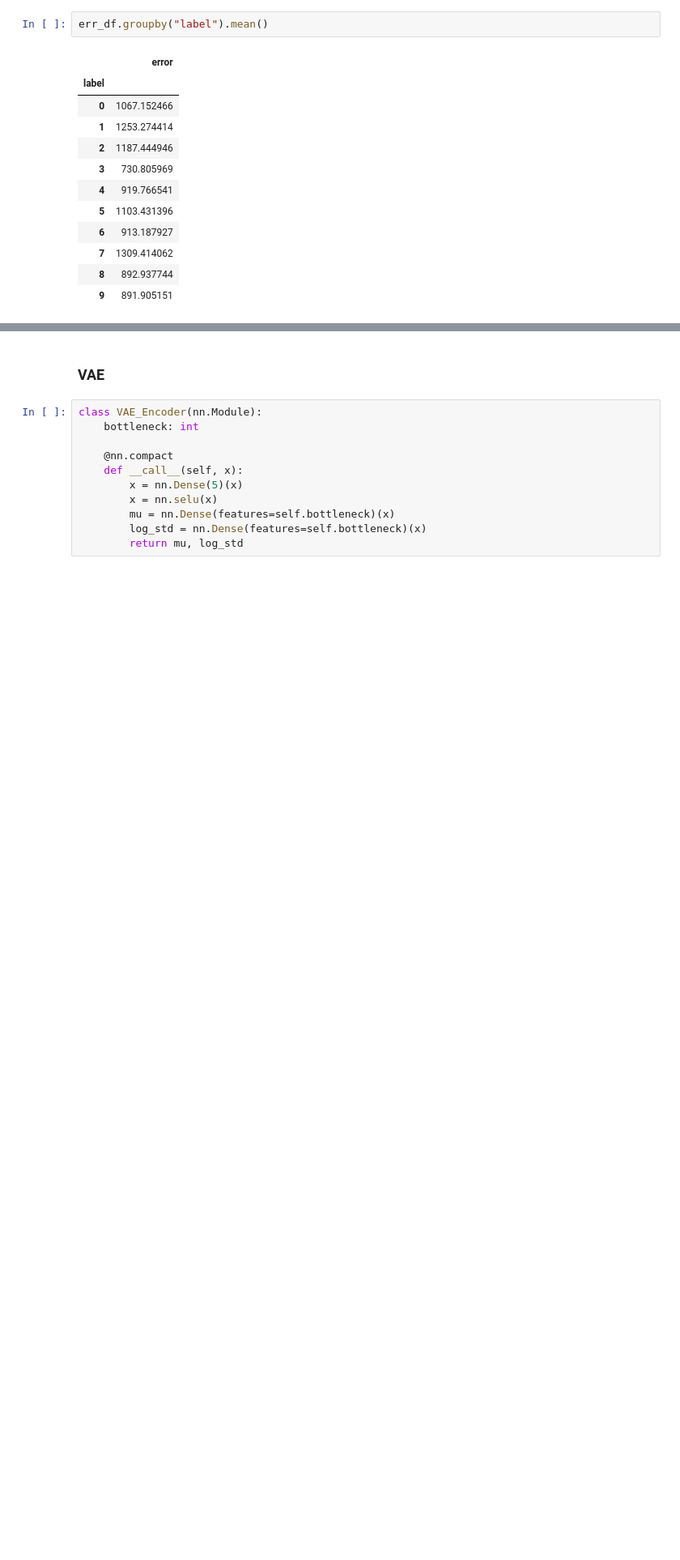
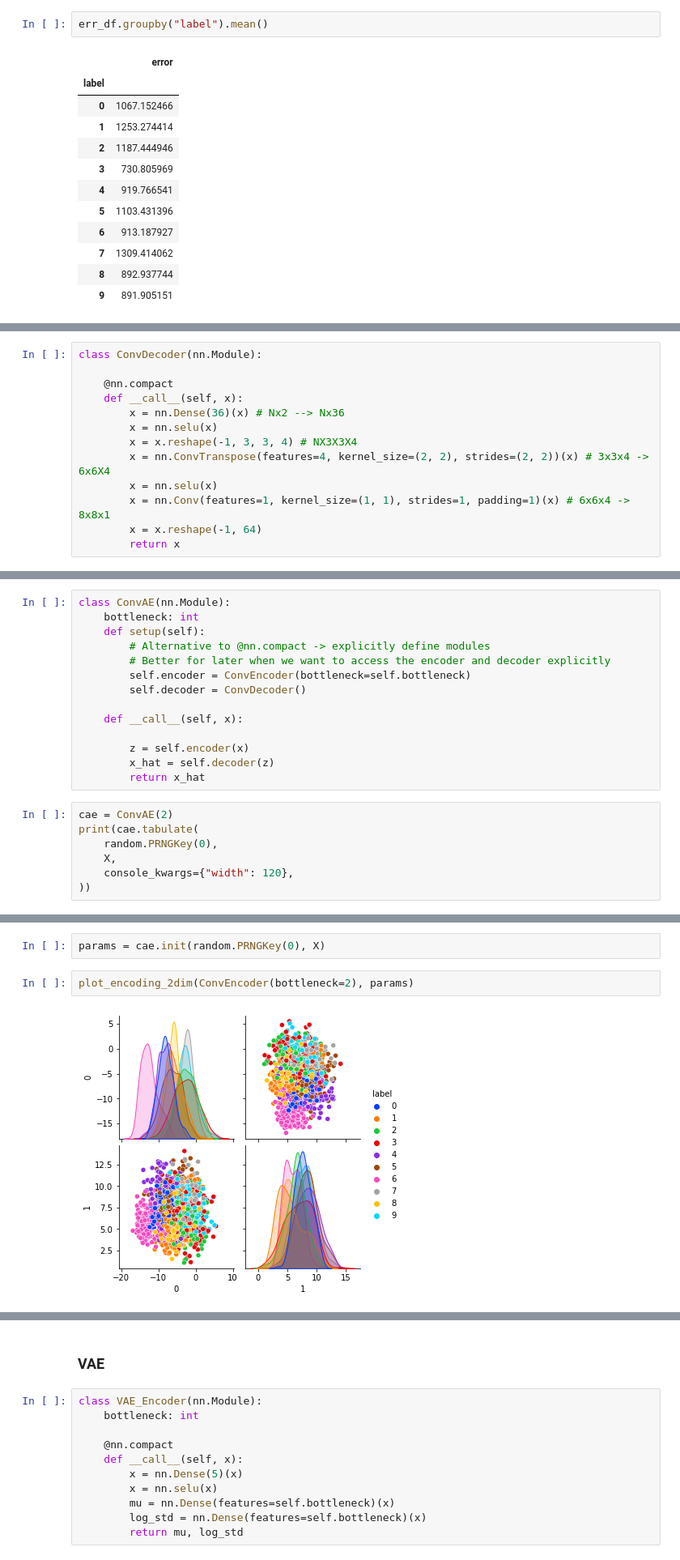
Before and after one commit to patel-zeel/nbblog, a Jupyter notebook: posts/autoencoder.ipynb, the cells around one changed output, grey strips where cells are left out. Shown at 81% size. Cells and saved outputs as stored; diff of their text form; blank space fills up the shorter version.

```diff
--- a/posts/autoencoder.ipynb
+++ b/posts/autoencoder.ipynb
@@ -465,0 +532,13 @@ err_df.groupby("label").mean()
+# %%
+class ConvDecoder(nn.Module):
+
+    @nn.compact
+    def __call__(self, x):
+        x = nn.Dense(36)(x) # Nx2 --> Nx36
+        x = nn.selu(x)
+        x = x.reshape(-1, 3, 3, 4) # NX3X3X4
+        x = nn.ConvTranspose(features=4, kernel_size=(2, 2), strides=(2, 2))(x) # 3x3x4 -> 6x6X4
+        x = nn.selu(x)
+        x = nn.Conv(features=1, kernel_size=(1, 1), strides=1, padding=1)(x) # 6x6x4 -> 8x8x1
+        x = x.reshape(-1, 64)
+        return x
@@ -465,0 +570,21 @@ err_df.groupby("label").mean()
+# %%
+class ConvAE(nn.Module):
+    bottleneck: int
+    def setup(self):
+        # Alternative to @nn.compact -> explicitly define modules
+        # Better for later when we want to access the encoder and decoder explicitly
+        self.encoder = ConvEncoder(bottleneck=self.bottleneck)
+        self.decoder = ConvDecoder()
+
+    def __call__(self, x):
+
+        z = self.encoder(x)
+        x_hat = self.decoder(z)
+        return x_hat
+# %%
+cae = ConvAE(2)
+print(cae.tabulate(
+    random.PRNGKey(0),
+    X,
+    console_kwargs={"width": 120},
+))
@@ -465,0 +609,6 @@ err_df.groupby("label").mean()
+# %%
+params = cae.init(random.PRNGKey(0), X)
+# %%
+plot_encoding_2dim(ConvEncoder(bottleneck=2), params)
+# %% [output]
+[figure, added]
```
Also changed, not shown: parts of 35 cells of this notebook.
